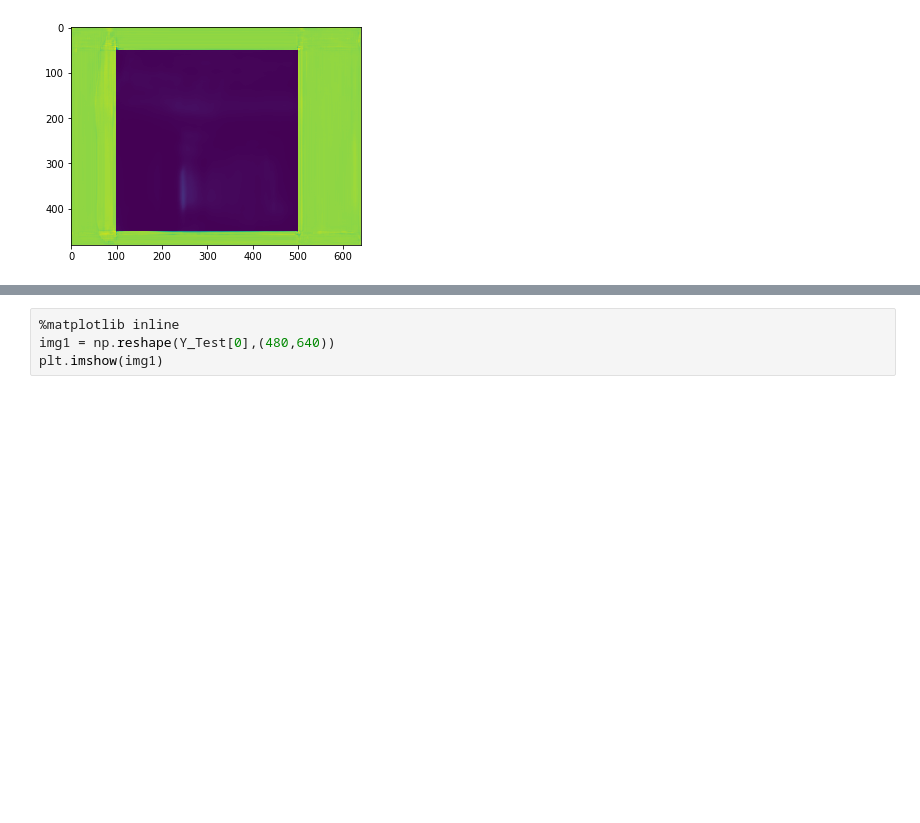
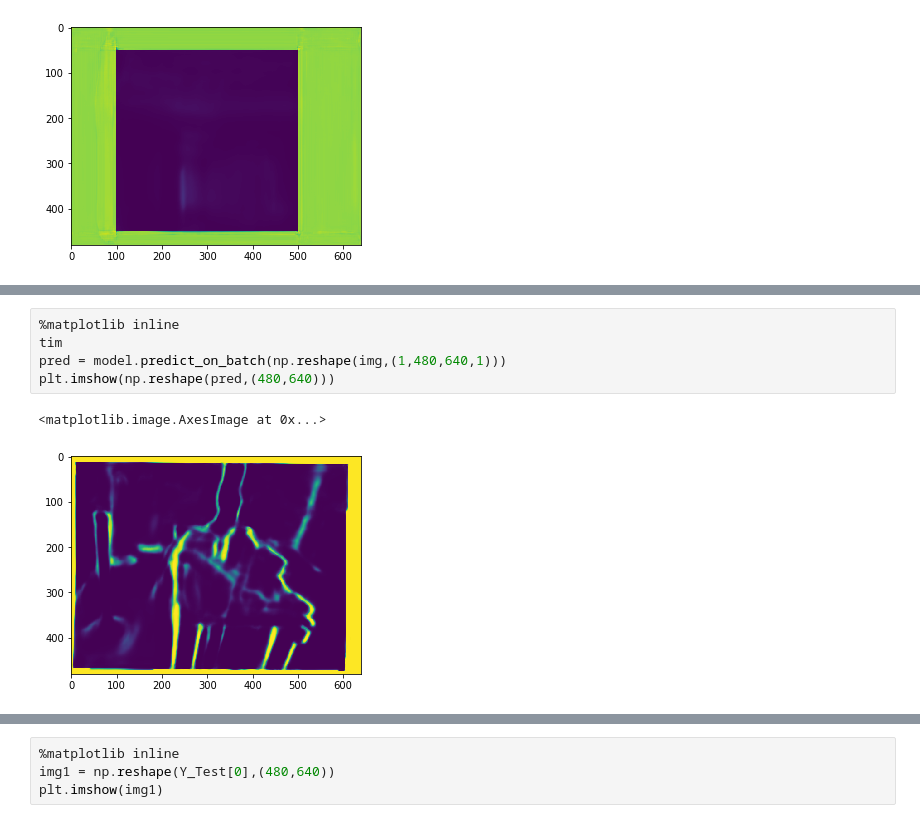
Before and after one commit to gizatt/DepthSim, a Jupyter notebook: python/notebooks/pixel-wise-cnnRes.ipynb, the cells around one changed output, grey strips where cells are left out. Drawn from its saved outputs; the diff is of its cells as text; blank space fills up the shorter version.

```diff
--- a/python/notebooks/pixel-wise-cnnRes.ipynb
+++ b/python/notebooks/pixel-wise-cnnRes.ipynb
@@ -1146,3 +1154,11 @@ plt.imshow(img)
+# %%
+%matplotlib inline
+tim
+pred = model.predict_on_batch(np.reshape(img,(1,480,640,1)))
+plt.imshow(np.reshape(pred,(480,640)))
+# %% [output]
+<matplotlib.image.AxesImage at 0x...>
+[figure, added]
 # %%
 %matplotlib inline
 img = np.reshape(imgs_mask_test[0],(480,640))
```
Also changed, not shown: parts of 13 cells of this notebook, 1 other file.
